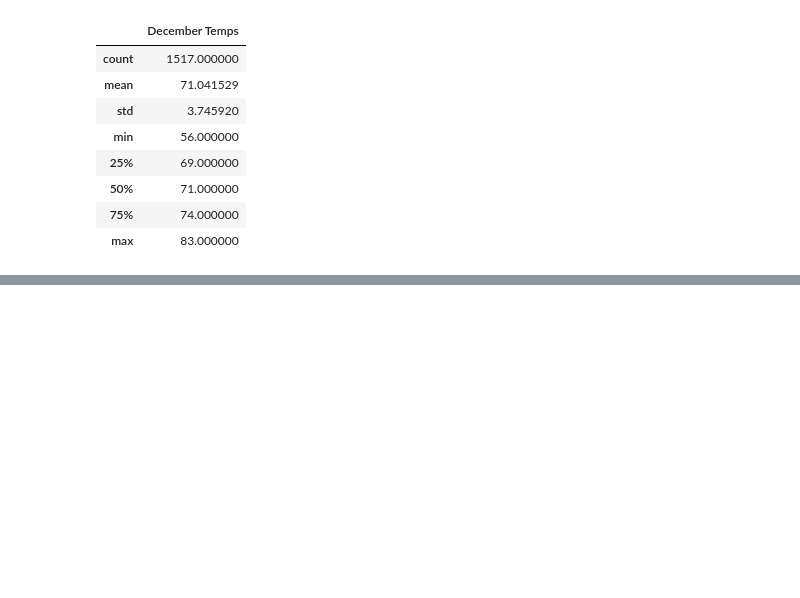
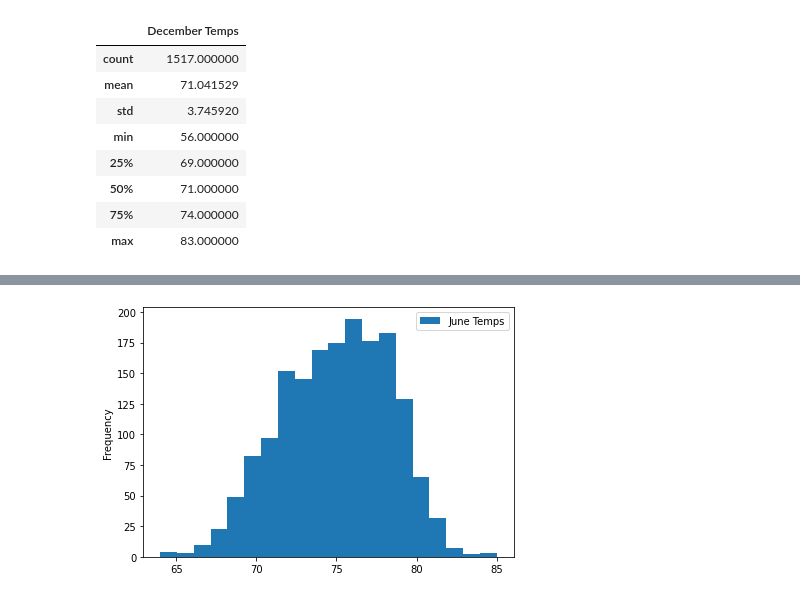
Before and after one commit to dortegas/surfs_up, a Jupyter notebook: SurfsUp_Challenge.ipynb, the cells around one changed output, grey strips where cells are left out. Drawn from its saved outputs; the diff is of its cells as text; code cells hidden in the pictures; blank space fills up the shorter version.

```diff
--- a/SurfsUp_Challenge.ipynb
+++ b/SurfsUp_Challenge.ipynb
@@ -55,7 +55,7 @@ results = []
 results = session.query(Measurement.date, Measurement.tobs).filter(func.strftime("%m", Measurement.date) == "06")
 # %%
 # 4. Create a DataFrame from the list of temperatures for the month of June.
-df = pd.DataFrame(results, columns=['date','June Temps'])
-df.set_index(df['date'], inplace=True)
+df_june = pd.DataFrame(results, columns=['date','June Temps'])
+df_june.set_index(df_june['date'], inplace=True)
 # %%
 # 5. Calculate and print out the summary statistics for the June temperature DataFrame.
@@ -116,0 +133,5 @@ df.describe()
+# %%
+df_june.plot.hist(bins=20)
+plt.tight_layout()
+# %% [output]
+[figure, added]
```
Also changed, not shown: parts of 6 cells of this notebook.
